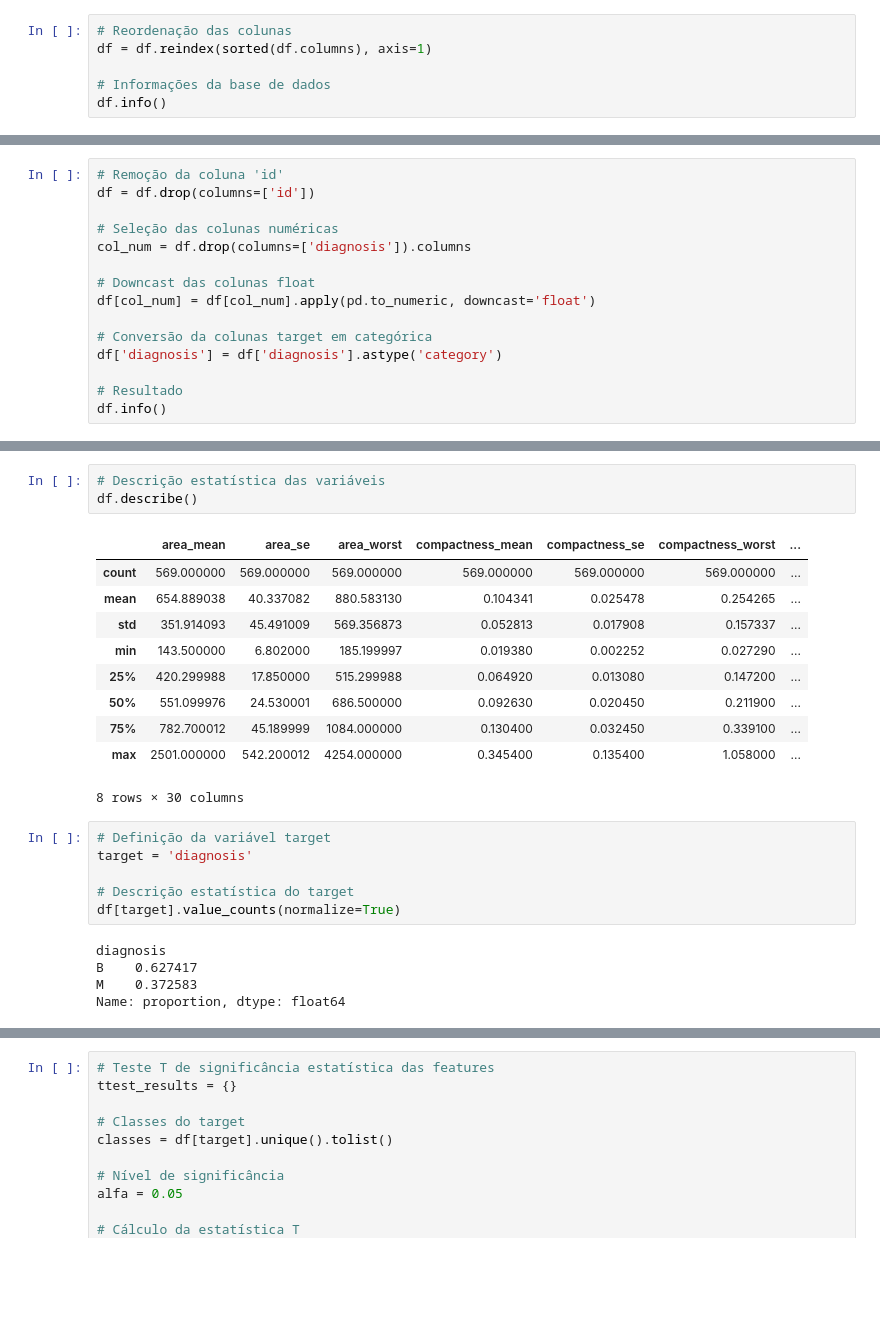
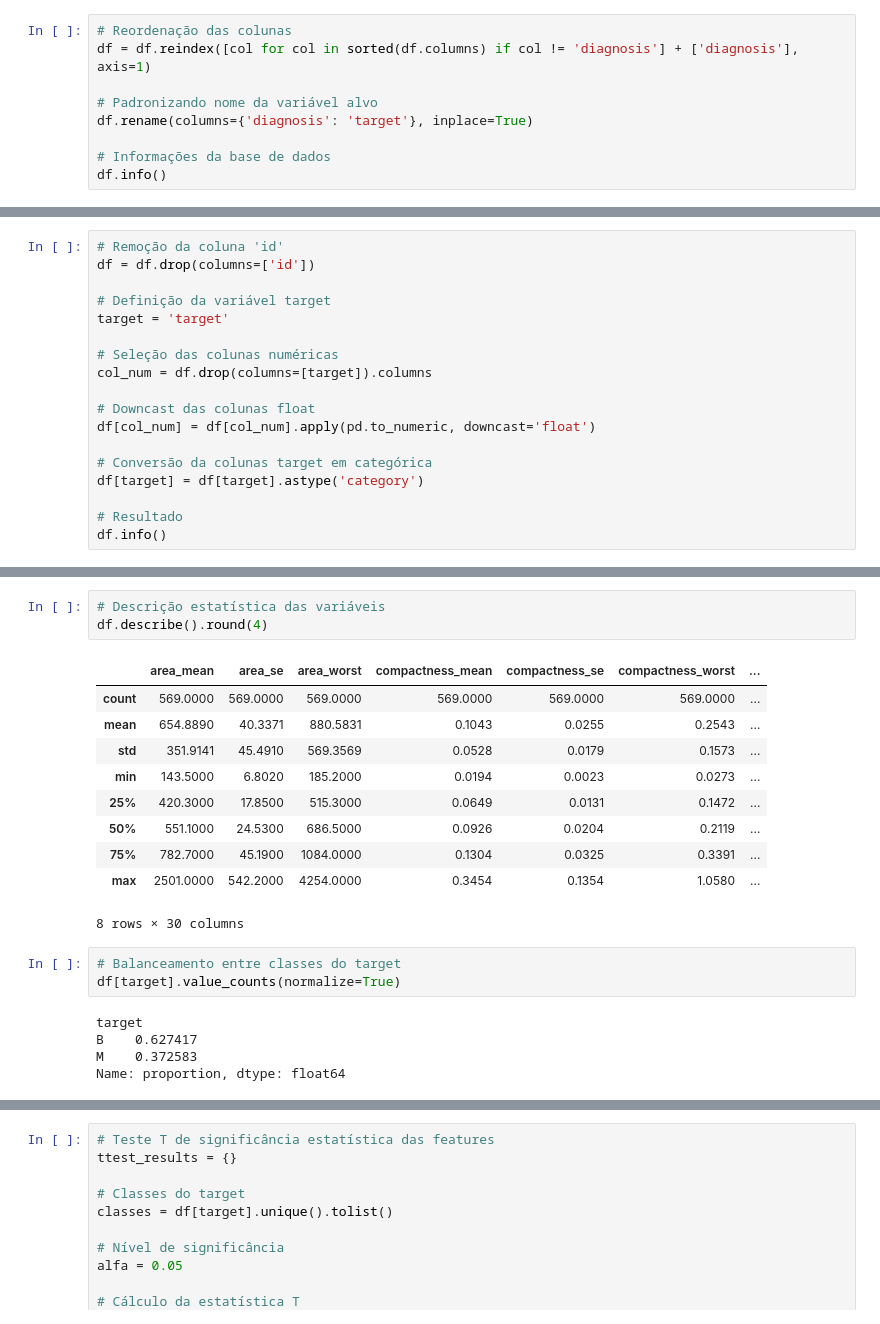
Before and after one commit to flima3/ufrn-imd3002-aprendizado-de-maquina-supervisionado, a Jupyter notebook: breast-cancer-project/notebooks/eda.ipynb, the cells around one changed output, grey strips where cells are left out. Drawn from its saved outputs; the diff is of its cells as text; blank space fills up the shorter version.

```diff
--- a/breast-cancer-project/notebooks/eda.ipynb
+++ b/breast-cancer-project/notebooks/eda.ipynb
@@ -23,7 +22,10 @@ df.head(3)
 3 rows × 32 columns
 # %%
 # Reordenação das colunas
-df = df.reindex(sorted(df.columns), axis=1)
+df = df.reindex([col for col in sorted(df.columns) if col != 'diagnosis'] + ['diagnosis'], axis=1)
+
+# Padronizando nome da variável alvo
+df.rename(columns={'diagnosis': 'target'}, inplace=True)
 
 # Informações da base de dados
 df.info()
@@ -49,14 +51,17 @@ memory usage: 142.4+ KB
 # Remoção da coluna 'id'
 df = df.drop(columns=['id'])
 
+# Definição da variável target
+target = 'target'
+
 # Seleção das colunas numéricas
-col_num = df.drop(columns=['diagnosis']).columns
+col_num = df.drop(columns=[target]).columns
 
 # Downcast das colunas float
 df[col_num] = df[col_num].apply(pd.to_numeric, downcast='float')
 
 # Conversão da colunas target em categórica
-df['diagnosis'] = df['diagnosis'].astype('category')
+df[target] = df[target].astype('category')
 
 # Resultado
 df.info()
@@ -81,25 +112,22 @@ memory usage: 67.5 KB
 # %%
 # Descrição estatística das variáveis
-df.describe()
+df.describe().round(4)
 # %% [output]
 |  | area_mean | area_se | area_worst | compactness_mean | compactness_se | compactness_worst | ... |
-| count | 569.000000 | 569.000000 | 569.000000 | 569.000000 | 569.000000 | 569.000000 | ... |
-| mean | 654.889038 | 40.337082 | 880.583130 | 0.104341 | 0.025478 | 0.254265 | ... |
-| std | 351.914093 | 45.491009 | 569.356873 | 0.052813 | 0.017908 | 0.157337 | ... |
-| min | 143.500000 | 6.802000 | 185.199997 | 0.019380 | 0.002252 | 0.027290 | ... |
-| 25% | 420.299988 | 17.850000 | 515.299988 | 0.064920 | 0.013080 | 0.147200 | ... |
-| 50% | 551.099976 | 24.530001 | 686.500000 | 0.092630 | 0.020450 | 0.211900 | ... |
-| 75% | 782.700012 | 45.189999 | 1084.000000 | 0.130400 | 0.032450 | 0.339100 | ... |
-| max | 2501.000000 | 542.200012 | 4254.000000 | 0.345400 | 0.135400 | 1.058000 | ... |
+| count | 569.0000 | 569.0000 | 569.0000 | 569.0000 | 569.0000 | 569.0000 | ... |
+| mean | 654.8890 | 40.3371 | 880.5831 | 0.1043 | 0.0255 | 0.2543 | ... |
+| std | 351.9141 | 45.4910 | 569.3569 | 0.0528 | 0.0179 | 0.1573 | ... |
+| min | 143.5000 | 6.8020 | 185.2000 | 0.0194 | 0.0023 | 0.0273 | ... |
+| 25% | 420.3000 | 17.8500 | 515.3000 | 0.0649 | 0.0131 | 0.1472 | ... |
+| 50% | 551.1000 | 24.5300 | 686.5000 | 0.0926 | 0.0204 | 0.2119 | ... |
+| 75% | 782.7000 | 45.1900 | 1084.0000 | 0.1304 | 0.0325 | 0.3391 | ... |
+| max | 2501.0000 | 542.2000 | 4254.0000 | 0.3454 | 0.1354 | 1.0580 | ... |
 8 rows × 30 columns
 # %%
-# Definição da variável target
-target = 'diagnosis'
-
-# Descrição estatística do target
+# Balanceamento entre classes do target
 df[target].value_counts(normalize=True)
 # %% [output]
-diagnosis
+target
 B    0.627417
 M    0.372583
 Name: proportion, dtype: float64
```
Also changed, not shown: parts of 14 cells of this notebook.
